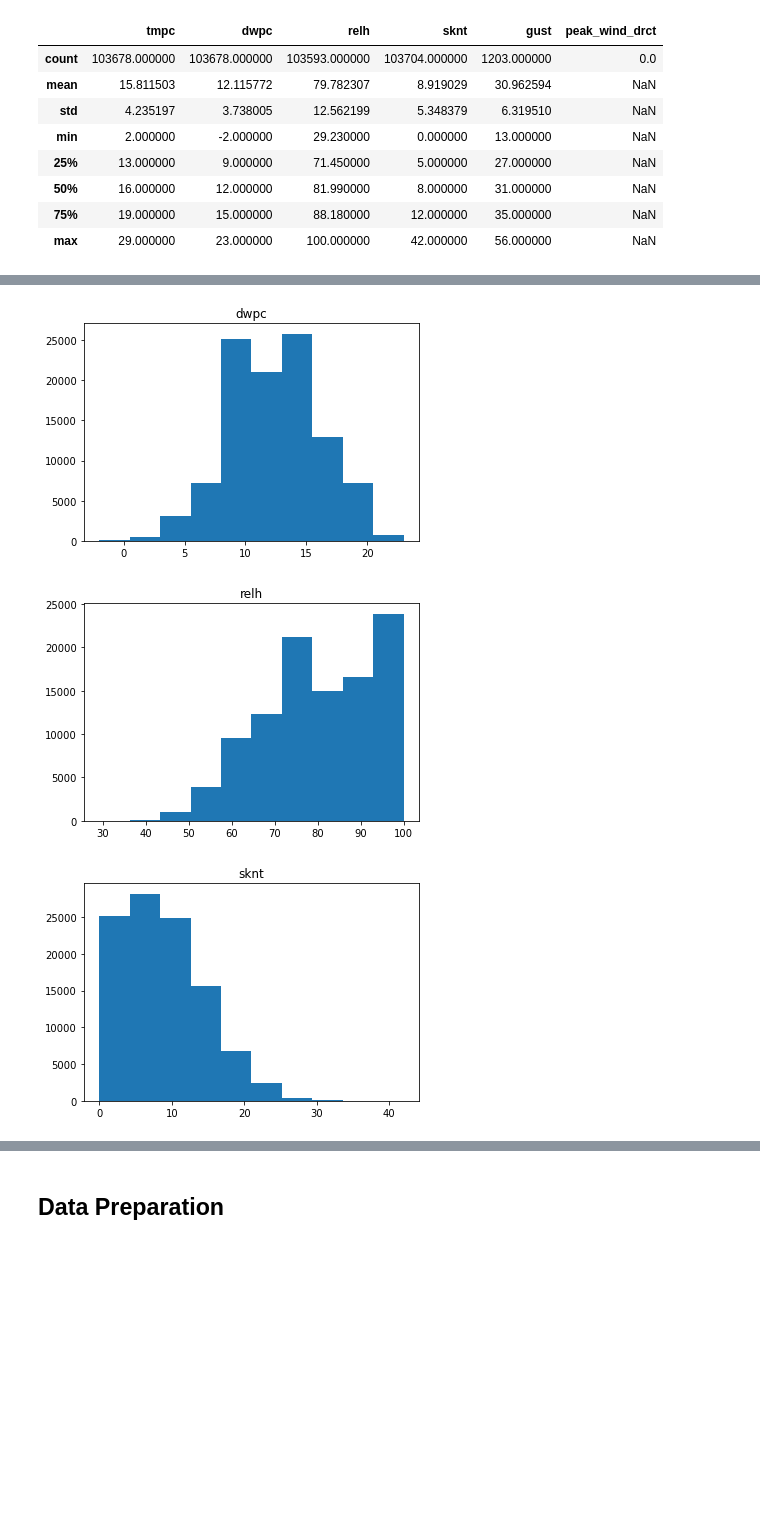
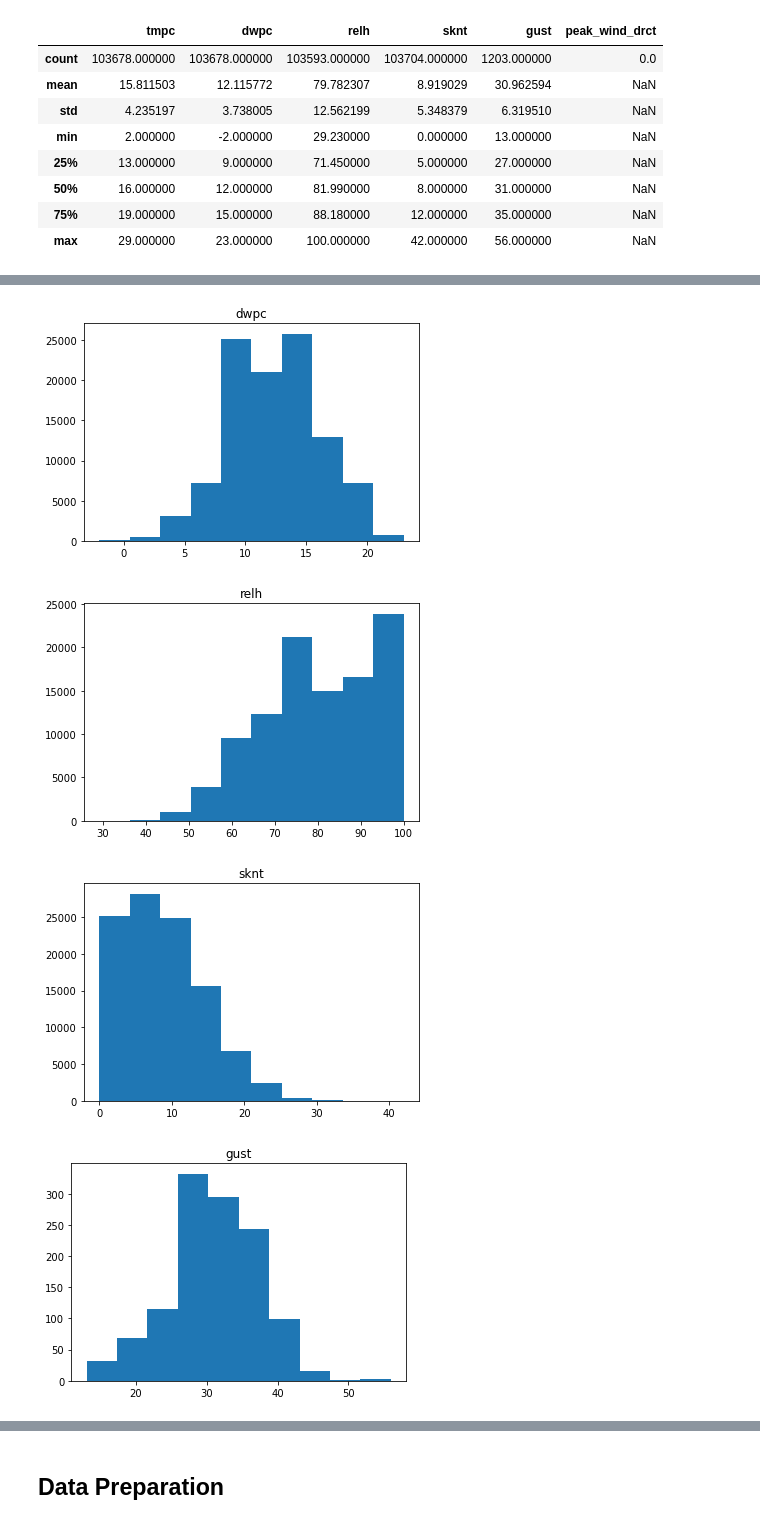
Before and after one commit to ChanningW2211/Data-Science-Project, a Jupyter notebook: Weather Forecast/weather_forecast.ipynb, the cells around one changed output, grey strips where cells are left out. Saved outputs shown, nothing was run; the diff lists cells and outputs as text; code cells hidden in the pictures; blank space fills up the shorter version.

```diff
--- a/Weather Forecast/weather_forecast.ipynb
+++ b/Weather Forecast/weather_forecast.ipynb
@@ -78,13 +78,14 @@ data.describe()
 | max | 29.000000 | 23.000000 | 100.000000 | 42.000000 | 56.000000 | NaN |
 # %%
 # distributions
-for name in ['tmpc', 'dwpc', 'relh', 'sknt']:
+for name in ['tmpc', 'dwpc', 'relh', 'sknt', 'gust']:
     plt.hist(data[name])
     plt.title(name)
     plt.show()
 # %% [output]
 [figure]
 [figure]
 [figure]
 [figure]
+[figure, added]
 # %% [markdown]
```
Also changed, not shown: parts of 1 cell of this notebook.
